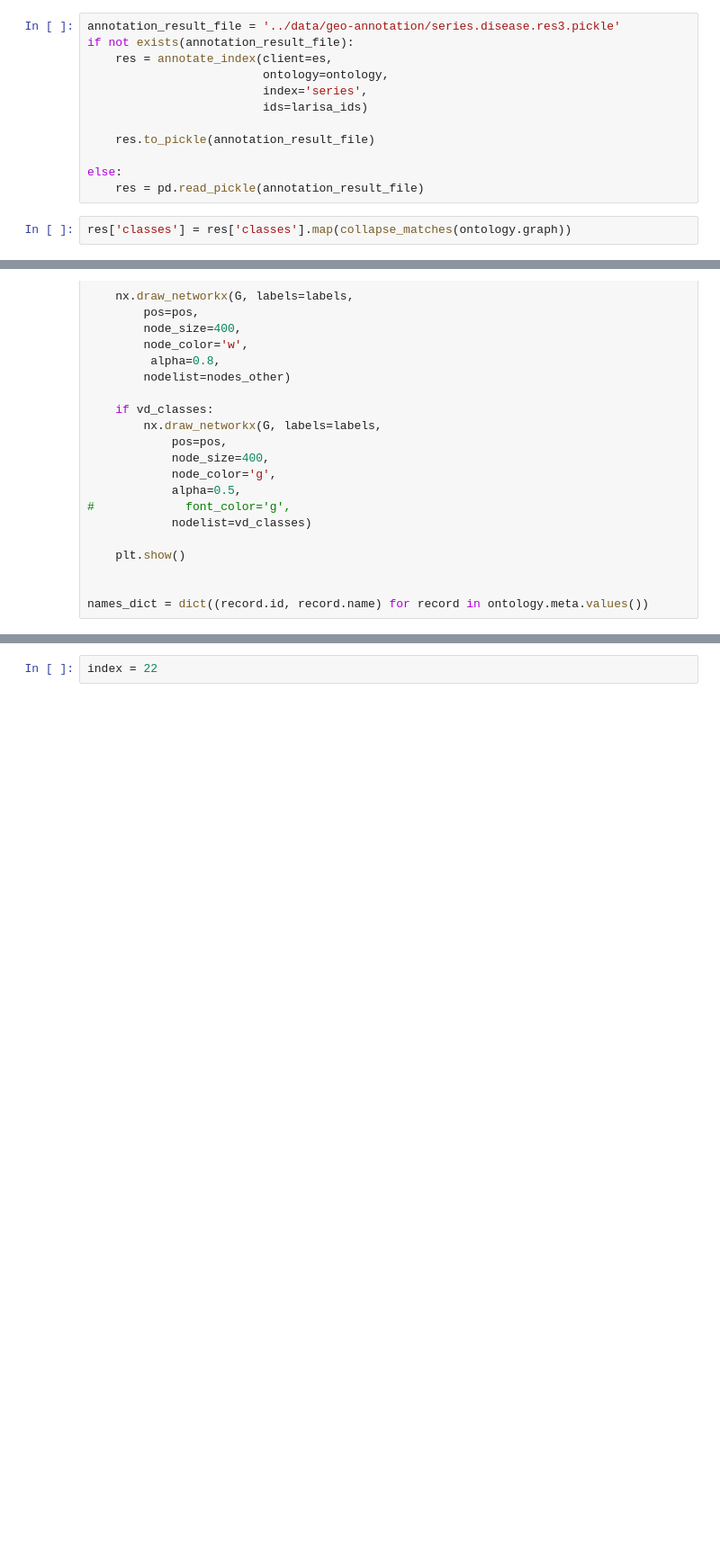
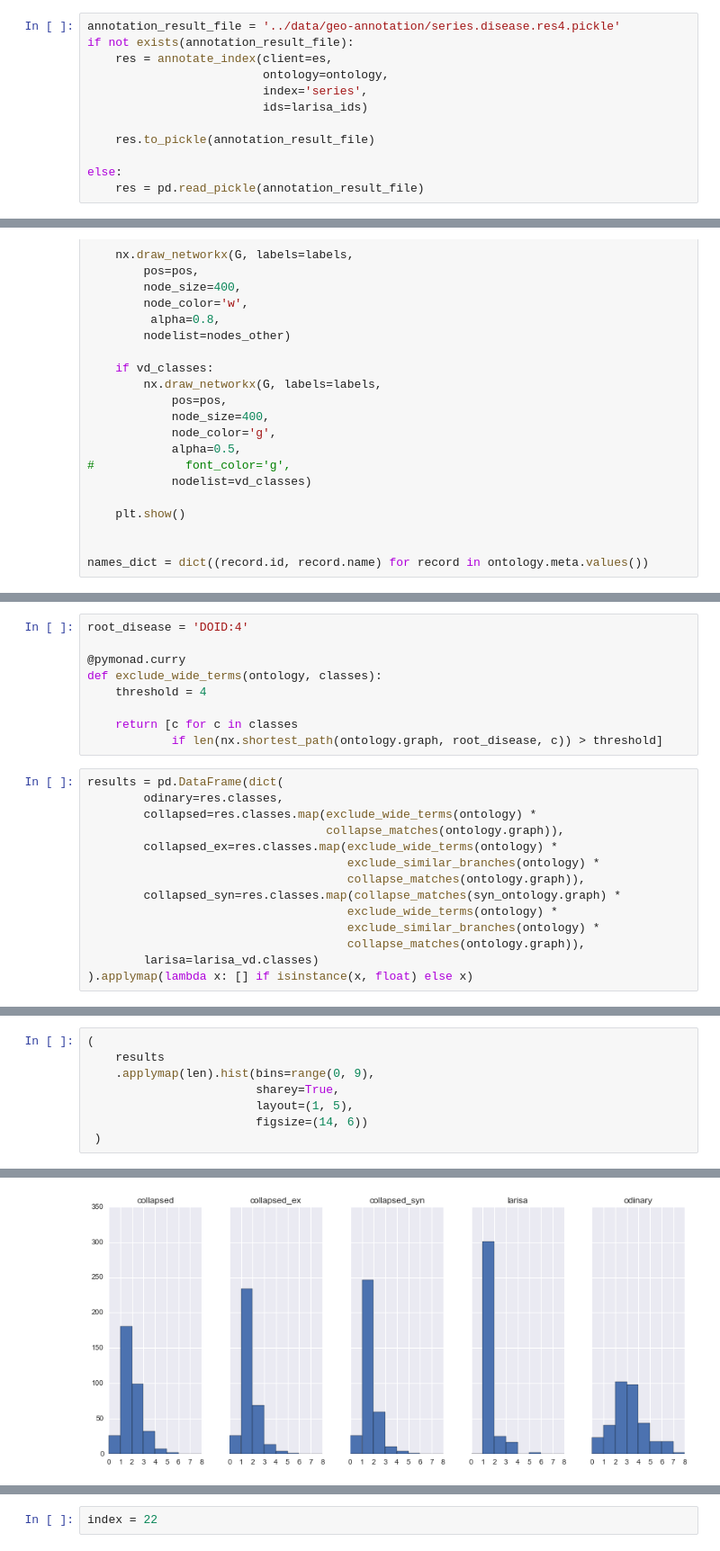
Before and after one commit to lpenguin/python-notebooks, a Jupyter notebook: geo_annotation/disease_graph.ipynb, the cells around one changed output, grey strips where cells are left out. Shown at 90% size. Cells and saved outputs as stored; diff of their text form; blank space fills up the shorter version.

Commit message:
geo_annotation disease toolchain

```diff
--- a/geo_annotation/disease_graph.ipynb
+++ b/geo_annotation/disease_graph.ipynb
@@ -89,5 +84,5 @@ def cell():
 # %%
-annotation_result_file = '../data/geo-annotation/series.disease.res3.pickle'
+annotation_result_file = '../data/geo-annotation/series.disease.res4.pickle'
 if not exists(annotation_result_file):
     res = annotate_index(client=es,
                          ontology=ontology,
@@ -98,8 +93,6 @@ if not exists(annotation_result_file):
 
 else:
     res = pd.read_pickle(annotation_result_file)
-# %%
-res['classes'] = res['classes'].map(collapse_matches(ontology.graph))
 # %%
 def doid_id(item_id):
     return "DOID:{:07}".format(item_id)
@@ -169,0 +179,23 @@ names_dict = dict((record.id, record.name) for record in ontology.meta.values())
+# %%
+root_disease = 'DOID:4'
+
+@pymonad.curry
+def exclude_wide_terms(ontology, classes):
+    threshold = 4
+
+    return [c for c in classes
+            if len(nx.shortest_path(ontology.graph, root_disease, c)) > threshold]
+# %%
+results = pd.DataFrame(dict(
+        odinary=res.classes,
+        collapsed=res.classes.map(exclude_wide_terms(ontology) *
+                                  collapse_matches(ontology.graph)),
+        collapsed_ex=res.classes.map(exclude_wide_terms(ontology) *
+                                     exclude_similar_branches(ontology) *
+                                     collapse_matches(ontology.graph)),
+        collapsed_syn=res.classes.map(collapse_matches(syn_ontology.graph) *
+                                     exclude_wide_terms(ontology) *
+                                     exclude_similar_branches(ontology) *
+                                     collapse_matches(ontology.graph)),
+        larisa=larisa_vd.classes)
+).applymap(lambda x: [] if isinstance(x, float) else x)
@@ -169,0 +222,9 @@ names_dict = dict((record.id, record.name) for record in ontology.meta.values())
+# %%
+(
+    results
+    .applymap(len).hist(bins=range(0, 9),
+                        sharey=True,
+                        layout=(1, 5),
+                        figsize=(14, 6))
+ )
+# %% [output]
@@ -169,0 +236 @@ names_dict = dict((record.id, record.name) for record in ontology.meta.values())
+[figure, added]
```
Also changed, not shown: parts of 39 cells of this notebook, 10 other files.
